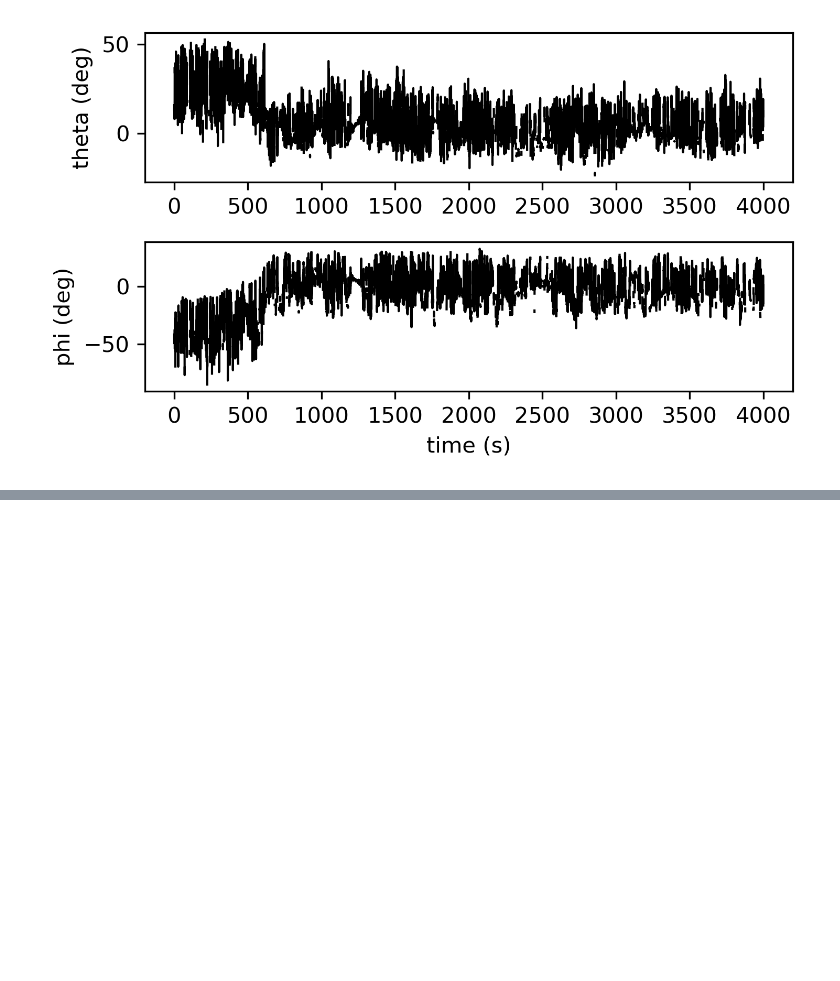
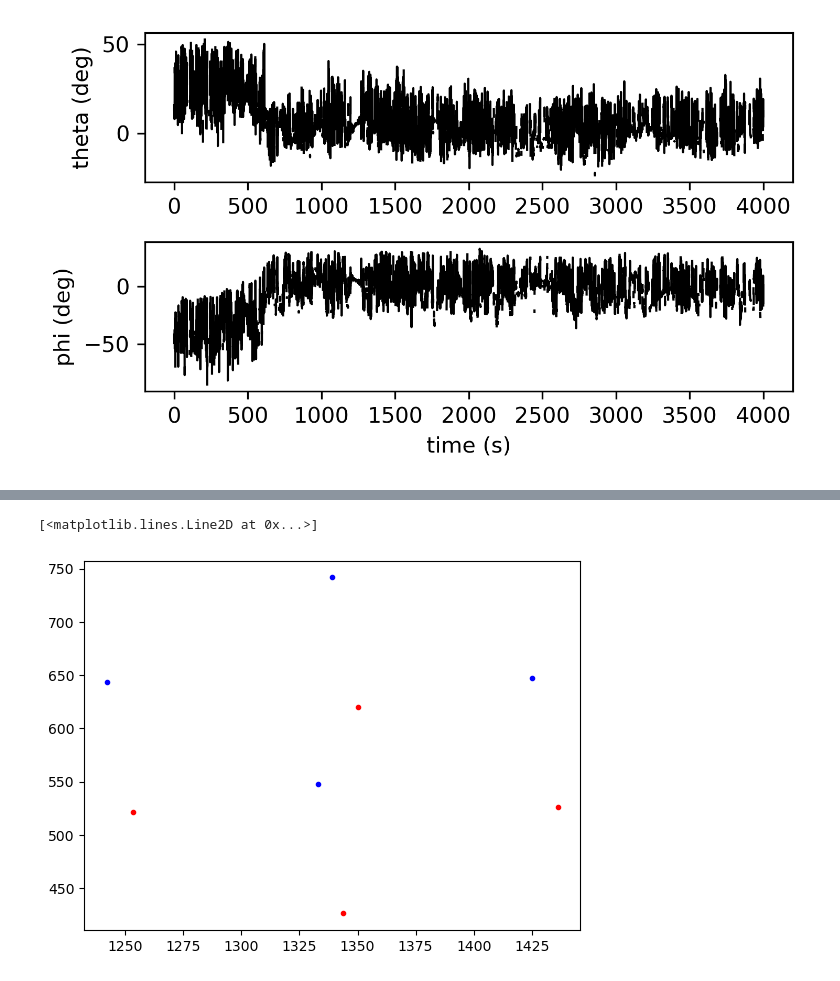
Before and after one commit to dylanmmartins/freely-moving-2P, a Jupyter notebook: notebooks/retino2ego_analysis.ipynb, the cells around one changed output, grey strips where cells are left out. Saved outputs shown, nothing was run; the diff lists cells and outputs as text; code cells hidden in the pictures; blank space fills up the shorter version.

```diff
--- a/notebooks/retino2ego_analysis.ipynb
+++ b/notebooks/retino2ego_analysis.ipynb
@@ -267,3 +319,16 @@ for ax in range(4):
             '-', linewidth=1, color='gold')
 
 fig.tight_layout()
+# %%
+plt.plot(1343.9500732421875, 426.21319580078125, 'r.')
+plt.plot(1350.1678466796875, 619.7420654296875, 'r.')
+plt.plot(1253.3956298828125, 521.4739074707031, 'r.')
+plt.plot(1436.0689697265625, 525.751953125, 'r.')
+
+plt.plot(1332.8678221599364, 548.1179577055432, 'b.')
+plt.plot(1339.0855955974364, 741.6468273344494, 'b.')
+plt.plot(1242.3133788005614, 643.378669375465, 'b.')
+plt.plot(1424.9867186443114, 647.6567150297619, 'b.')
+# %% [output]
+[<matplotlib.lines.Line2D at 0x...>]
+[figure, added]
```
Also changed, not shown: parts of 18 cells of this notebook, 7 other files.
